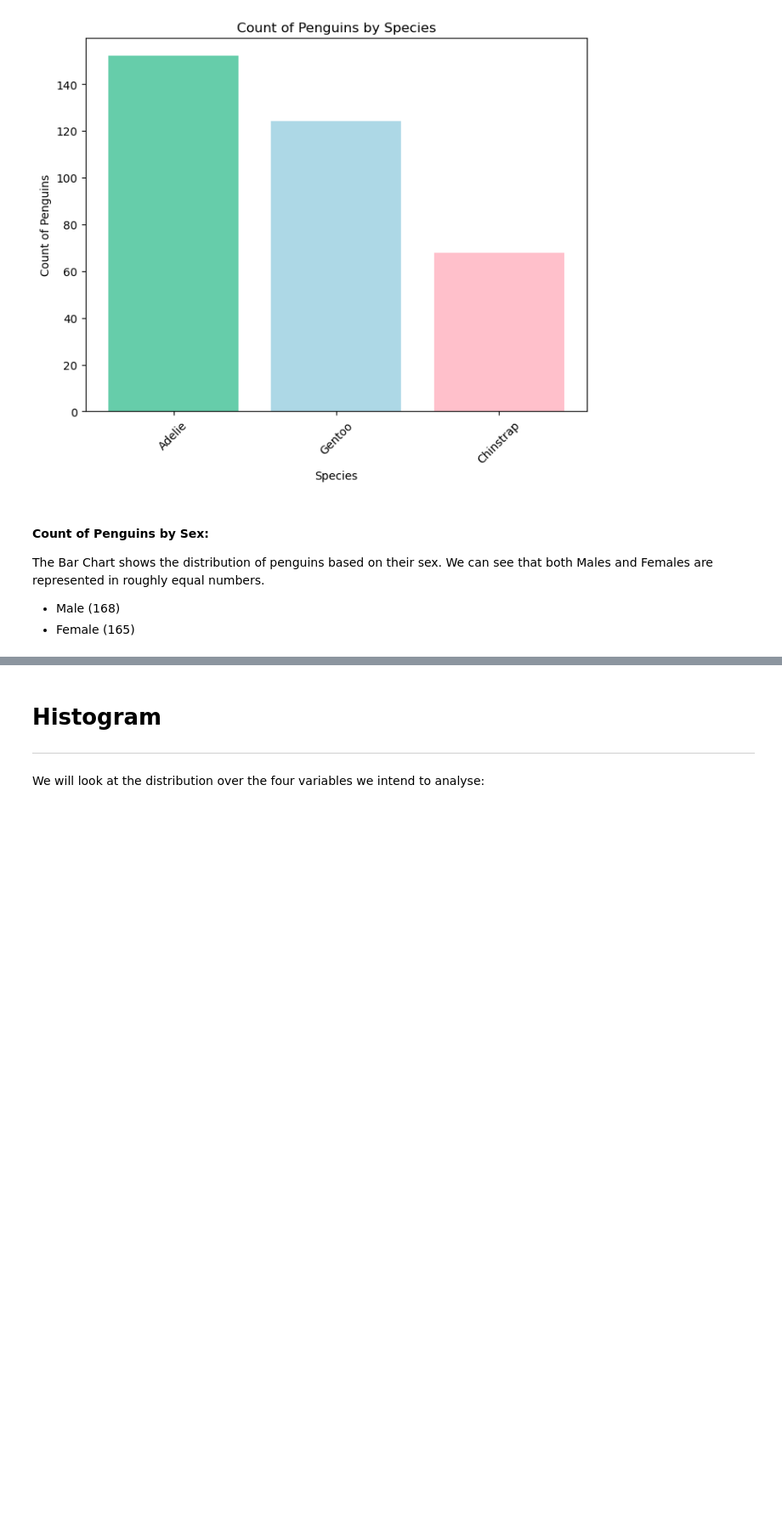
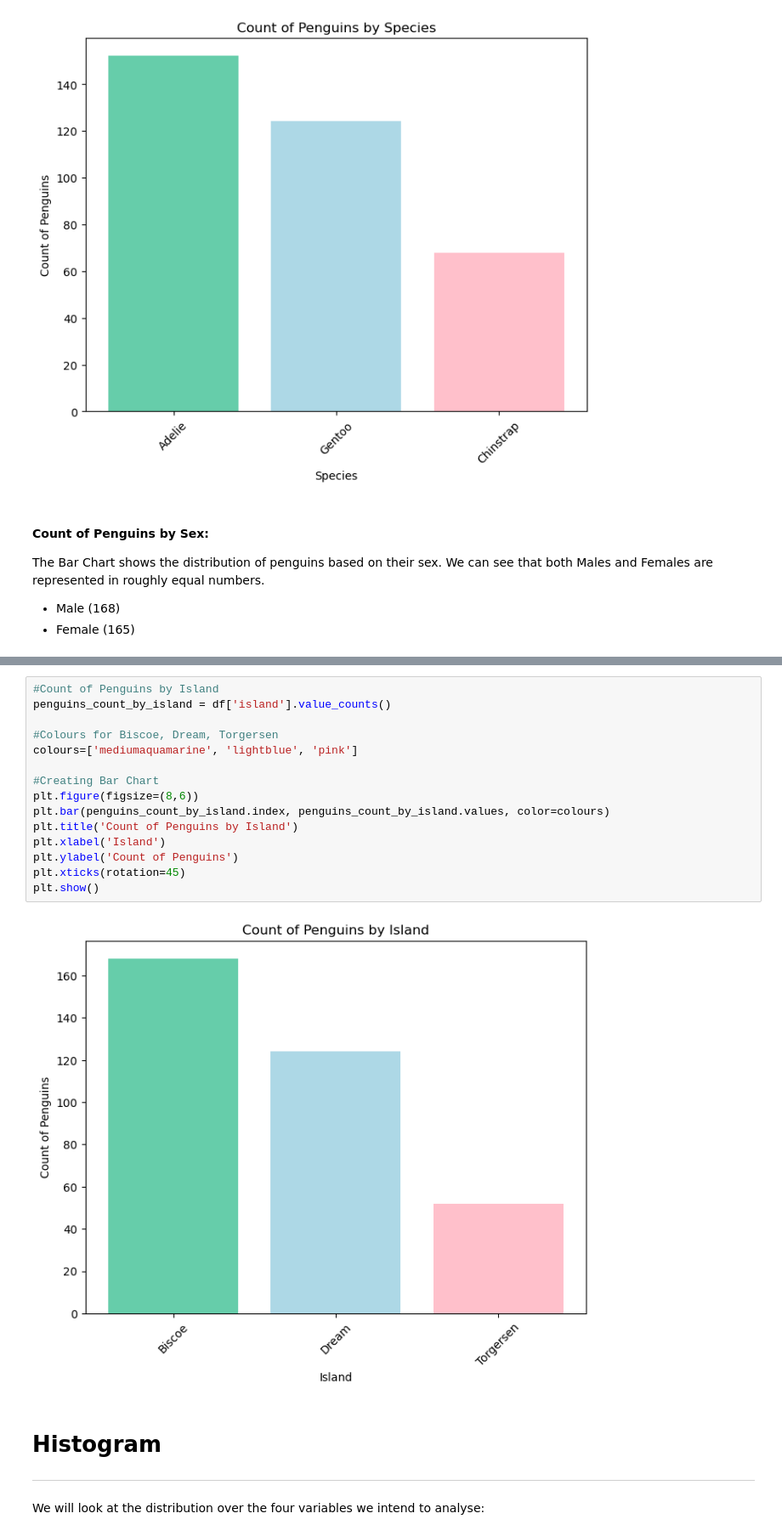
Before and after one commit to briannemcgrath/Principles-of-Data-Analytics, a Jupyter notebook: penguins.ipynb, the cells around one changed output, grey strips where cells are left out. Shown at 85% size. Cells and saved outputs as stored; diff of their text form; blank space fills up the shorter version.

Commit message:
Addition of Bar Chart for Island Distribution

```diff
--- a/penguins.ipynb
+++ b/penguins.ipynb
@@ -212,3 +229,20 @@ plt.show()
+# %%
+#Count of Penguins by Island
+penguins_count_by_island = df['island'].value_counts()
+
+#Colours for Biscoe, Dream, Torgersen
+colours=['mediumaquamarine', 'lightblue', 'pink']
+
+#Creating Bar Chart
+plt.figure(figsize=(8,6))
+plt.bar(penguins_count_by_island.index, penguins_count_by_island.values, color=colours)
+plt.title('Count of Penguins by Island')
+plt.xlabel('Island')
+plt.ylabel('Count of Penguins')
+plt.xticks(rotation=45)
+plt.show()
+# %% [output]
+[figure, added]
 # %% [markdown]
 # Histogram
 
```
Also changed, not shown: parts of 5 cells of this notebook.
